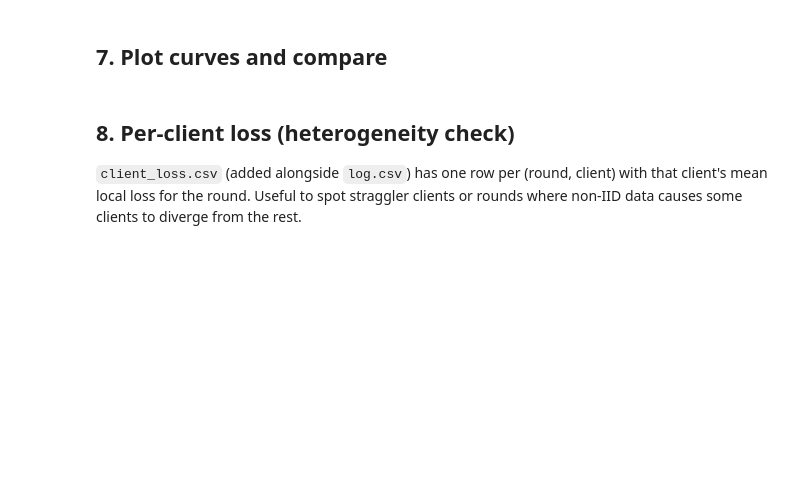
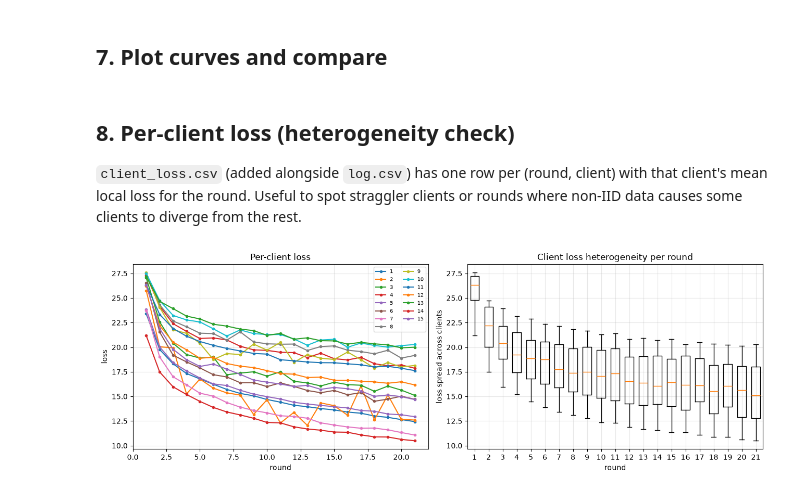
Before and after one commit to thanhtungdo2211/master-thesis, a Jupyter notebook: experiments/notebooks/clip_lora_fedavg_colab.ipynb, the cells around one changed output. Saved outputs shown, nothing was run; the diff lists cells and outputs as text; code cells hidden in the pictures; blank space fills up the shorter version.

```diff
--- a/experiments/notebooks/clip_lora_fedavg_colab.ipynb
+++ b/experiments/notebooks/clip_lora_fedavg_colab.ipynb
@@ -213,24 +213,26 @@ pd.DataFrame(rows)
 # %%
 import pandas as pd, matplotlib.pyplot as plt
 
-RUN_DIR = '/content/drive/MyDrive/runs/B5_camera_lora4'  # point this at the run you want to check
+RUN_DIR = '/home/tung/code/master-thesis/data/runs/B5_camera_lora4_v2_20260709/'  # point this at the run you want to check
 
 cl = pd.read_csv(f'{RUN_DIR}/client_loss.csv')
 
 fig, ax = plt.subplots(1, 2, figsize=(13, 4.5))
 
 show_legend = cl['client_id'].nunique() <= 15
 for cid, g in cl.groupby('client_id'):
     ax[0].plot(g['round'], g['loss'], marker='o', markersize=3, label=str(cid) if show_legend else None)
 ax[0].set_xlabel('round'); ax[0].set_ylabel('loss'); ax[0].set_title('Per-client loss')
 ax[0].grid(alpha=.3)
 if show_legend:
     ax[0].legend(fontsize=7, ncol=2)
 
 rounds = sorted(cl['round'].unique())
 ax[1].boxplot([cl[cl['round'] == r]['loss'] for r in rounds], positions=rounds, widths=0.6)
 ax[1].set_xlabel('round'); ax[1].set_ylabel('loss spread across clients')
 ax[1].set_title('Client loss heterogeneity per round')
 ax[1].grid(alpha=.3)
 
 plt.tight_layout(); plt.show()
+# %% [output]
+[figure, added]
```
Also changed, not shown: 1 other file.
